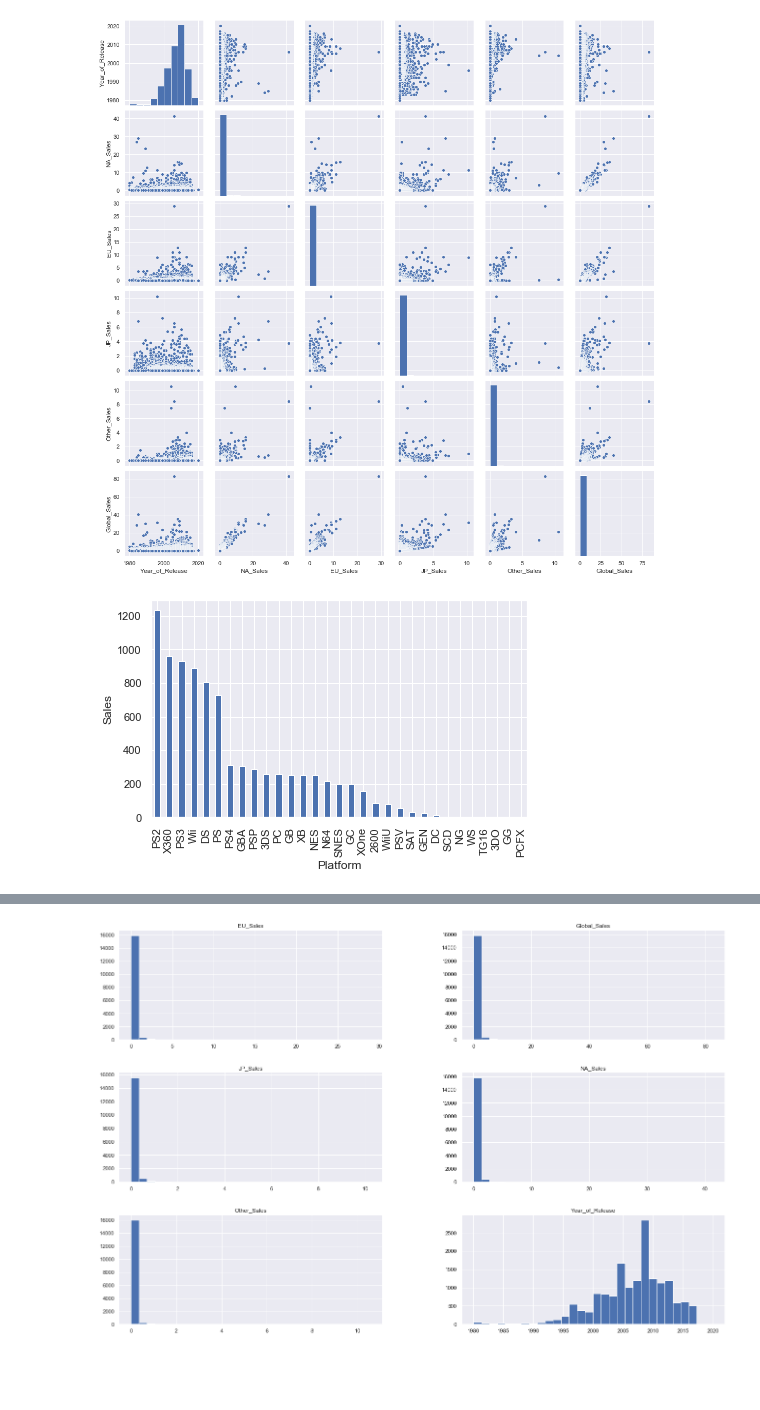
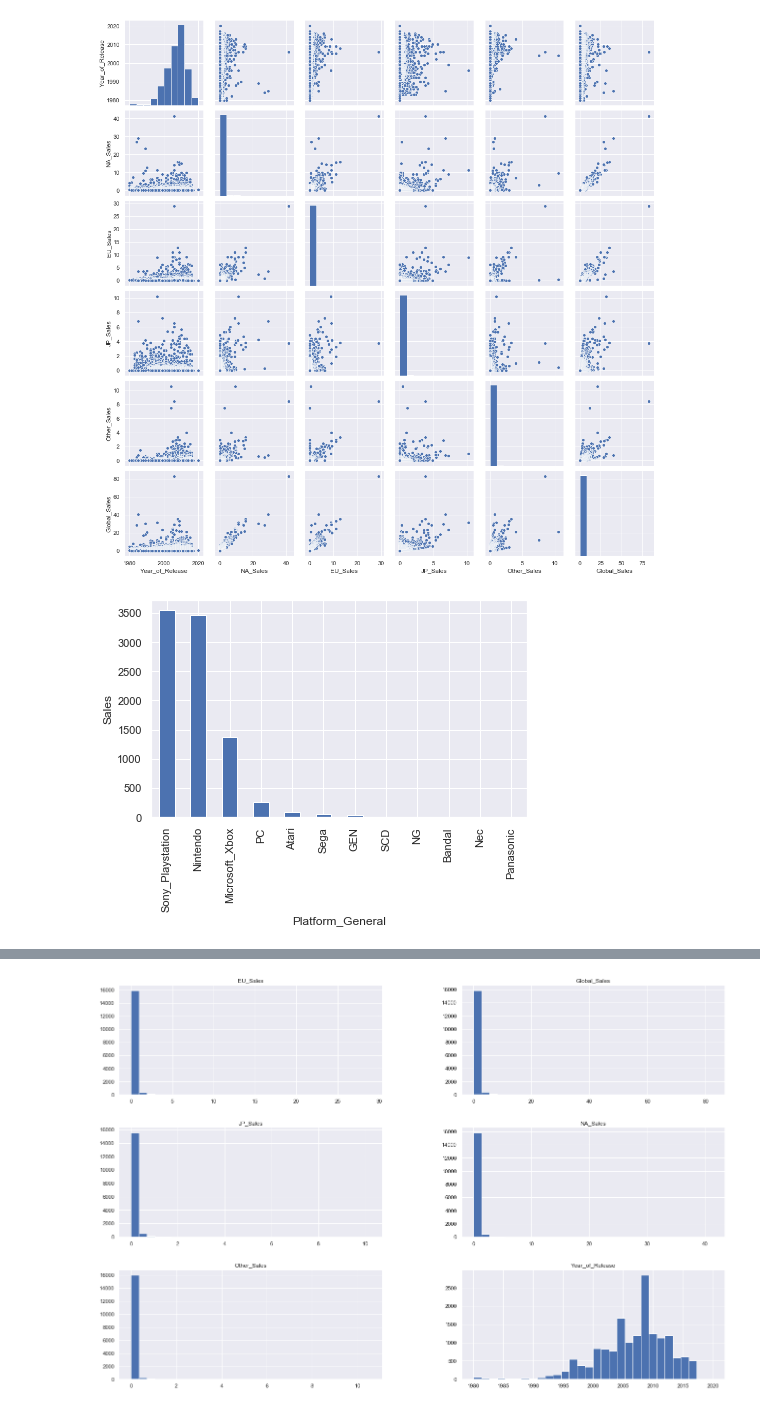
Before and after one commit to rejohnsonjr/Springboard_DS_Track, a Jupyter notebook: Games_Sales.ipynb, the cells around one changed output, grey strips where cells are left out. Drawn from its saved outputs; the diff is of its cells as text; code cells hidden in the pictures; blank space fills up the shorter version.

```diff
--- a/Games_Sales.ipynb
+++ b/Games_Sales.ipynb
@@ -71,3 +71,37 @@ games.describe(include='all')
 gamesSales = games.loc[ :, 'Name' : 'Global_Sales'].dropna()
 # %%
 gamesSales['Year_of_Release'] = gamesSales['Year_of_Release'].astype('int')
+# %%
+gamesSales['Platform_General']= gamesSales['Platform']
+
+#Convert console subnames to the general names
+gamesSales.loc[gamesSales['Platform'] == 'PS3', 'Platform_General'] = 'Sony_Playstation'
+gamesSales.loc[gamesSales['Platform'] == 'PS', 'Platform_General'] = 'Sony_Playstation'
+gamesSales.loc[gamesSales['Platform'] == 'PS2', 'Platform_General'] = 'Sony_Playstation'
+gamesSales.loc[gamesSales['Platform'] == 'PS4', 'Platform_General'] = 'Sony_Playstation'
+gamesSales.loc[gamesSales['Platform'] == 'PSP', 'Platform_General'] = 'Sony_Playstation'
+gamesSales.loc[gamesSales['Platform'] == 'PSV', 'Platform_General'] = 'Sony_Playstation'
+gamesSales.loc[gamesSales['Platform'] == 'Wii', 'Platform_General'] = 'Nintendo'
+gamesSales.loc[gamesSales['Platform'] == 'DS', 'Platform_General'] = 'Nintendo'
+gamesSales.loc[gamesSales['Platform'] == 'GBA', 'Platform_General'] = 'Nintendo'
+gamesSales.loc[gamesSales['Platform'] == '3DS', 'Platform_General'] = 'Nintendo'
+gamesSales.loc[gamesSales['Platform'] == 'WiiU', 'Platform_General'] = 'Nintendo'
+gamesSales.loc[gamesSales['Platform'] == 'NES', 'Platform_General'] = 'Nintendo'
+gamesSales.loc[gamesSales['Platform'] == 'SNES', 'Platform_General'] = 'Nintendo'
+gamesSales.loc[gamesSales['Platform'] == 'N64', 'Platform_General'] = 'Nintendo'
+gamesSales.loc[gamesSales['Platform'] == 'GB', 'Platform_General'] = 'Nintendo'
+gamesSales.loc[gamesSales['Platform'] == 'GC', 'Platform_General'] = 'Nintendo'
+gamesSales.loc[gamesSales['Platform'] == 'X360', 'Platform_General'] = 'Microsoft_Xbox'
+gamesSales.loc[gamesSales['Platform'] == 'XB', 'Platform_General'] = 'Microsoft_Xbox'
+gamesSales.loc[gamesSales['Platform'] == 'XOne', 'Platform_General'] = 'Microsoft_Xbox'
+gamesSales.loc[gamesSales['Platform'] == '2600', 'Platform_General'] = 'Atari'
+gamesSales.loc[gamesSales['Platform'] == 'DC', 'Platform_General'] = 'Sega'
+gamesSales.loc[gamesSales['Platform'] == 'SAT', 'Platform_General'] = 'Sega'
+gamesSales.loc[gamesSales['Platform'] == 'GG', 'Platform_General'] = 'Sega'
+gamesSales.loc[gamesSales['Platform'] == 'WS', 'Platform_General'] = 'Bandal'
+gamesSales.loc[gamesSales['Platform'] == 'TG16', 'Platform_General'] = 'Nec'
+gamesSales.loc[gamesSales['Platform'] == 'PCFX', 'Platform_General'] = 'Nec'
+gamesSales.loc[gamesSales['Platform'] == '3DO', 'Platform_General'] = 'Panasonic'
+
+# Check uniq values of Platform_General
+gamesSales["Platform_General"].unique()
@@ -73,0 +112,8 @@ gamesSales['Year_of_Release'] = gamesSales['Year_of_Release'].astype('int')
+# %%
+gamesSales = gamesSales[(gamesSales['Platform_General'] == 'Sony_Playstation') |
+                             (gamesSales['Platform_General'] == 'Microsoft_Xbox') |
+                             (gamesSales['Platform_General'] == 'Nintendo')]
+
+gamesSales['dummy_count'] = '1'
+gamesSales['dummy_count'] = gamesSales['dummy_count'].astype(float)
+gamesSales.describe()
@@ -117,9 +174,9 @@ sns.pairplot(gamesSales);
 [figure]
 # %%
 plt.ylabel("Sales")
-gamesSales.groupby('Platform')['Global_Sales'].sum().sort_values(ascending=False).plot(kind='bar');
+gamesSales.groupby('Platform_General')['Global_Sales'].sum().sort_values(ascending=False).plot(kind='bar');
 # %% [output]
-[figure, old version]
+[figure, new version]
 # %%
 dupe_names = gamesSales.loc[gamesSales.loc[:, 'Name'].duplicated()].Name # defines var for duplicated names in game names
 gamesSales.loc[gamesSales.loc[:,'Name'].isin(dupe_names)] # list all games in games with same name
```
Also changed, not shown: parts of 16 cells of this notebook.
